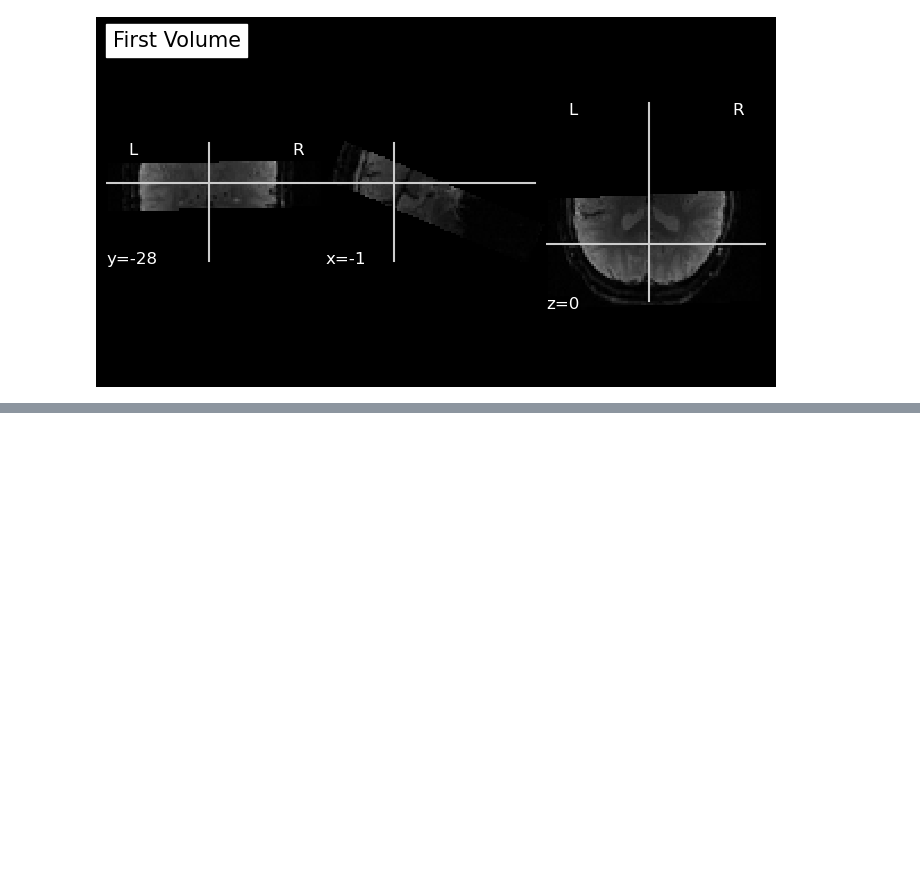
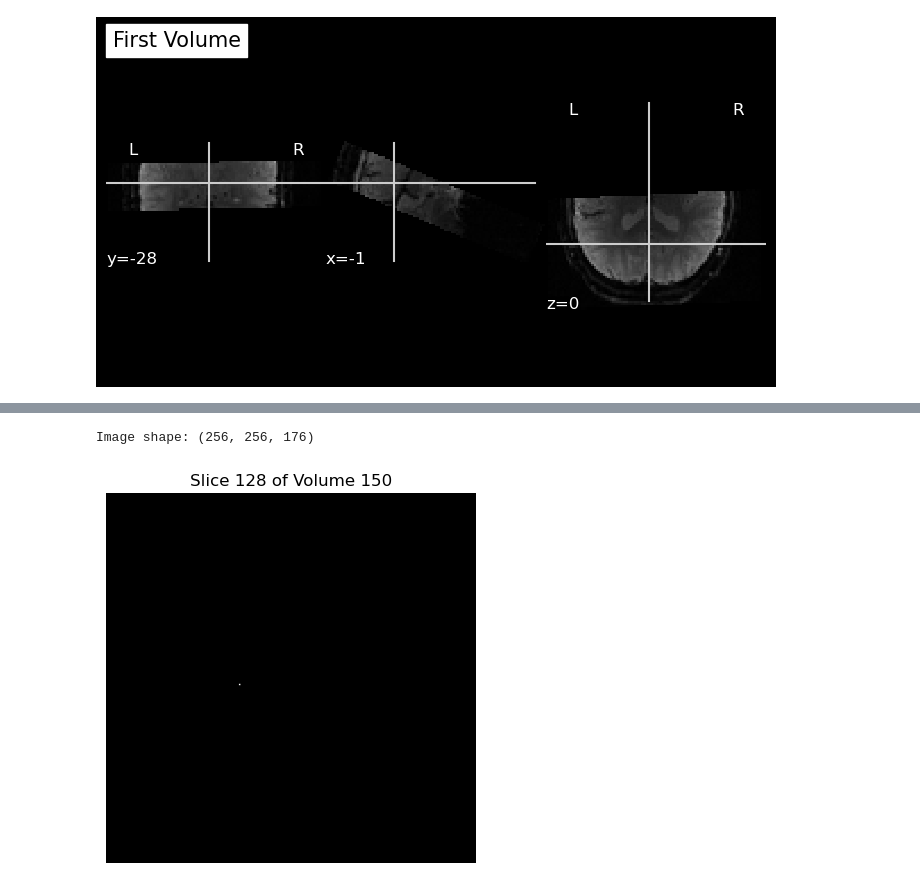
Before and after one commit to ddowe/BMED8803_DL_project, a Jupyter notebook: preprocessing.ipynb, the cells around one changed output, grey strips where cells are left out. Drawn from its saved outputs; the diff is of its cells as text; code cells hidden in the pictures; blank space fills up the shorter version.

```diff
--- a/preprocessing.ipynb
+++ b/preprocessing.ipynb
@@ -174,0 +224,24 @@ plotting.show()
+# %%
+# Mask visualization
+mask_path = "C:/Users/sinad/OneDrive - Georgia Institute of Technology/BMED 8803 - Stat ML for Neural data/Project/Small_Dataset/s05/REC.nii"
+mask_image = nib.load(mask_path)
+# %%
+mask_data = mask_image.get_fdata()
+
+# Print the shape of the image to understand its dimensions
+print(f"Image shape: {mask_data.shape}")
+
+# Select a single 3D volume (e.g., first volume, index 0)
+volume_index = 150
+volume_data = mask_data[:, :, volume_index]
+
+# Display a middle slice of the 3D volume (along the third axis)
+slice_index = volume_data.shape[1] // 2  # Take the middle slice along the third dimension
+
+plt.imshow(mask_data[:, :,100], cmap="gray")
+plt.title(f"Slice {slice_index} of Volume {volume_index}")
+plt.axis('off')  # Turn off the axis labels
+plt.show()
+# %% [output]
+Image shape: (256, 256, 176)
+[figure, added]
```
Also changed, not shown: parts of 2 cells of this notebook.
